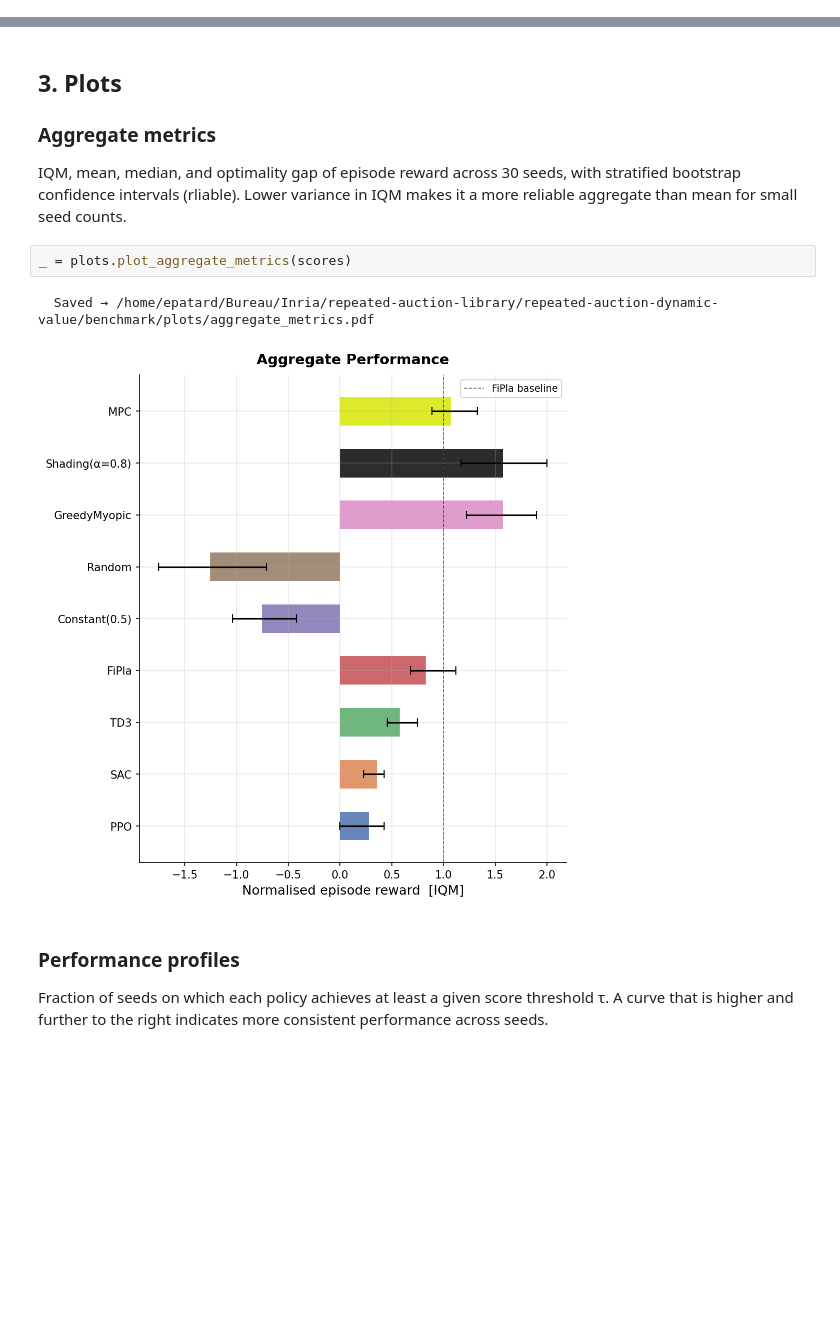
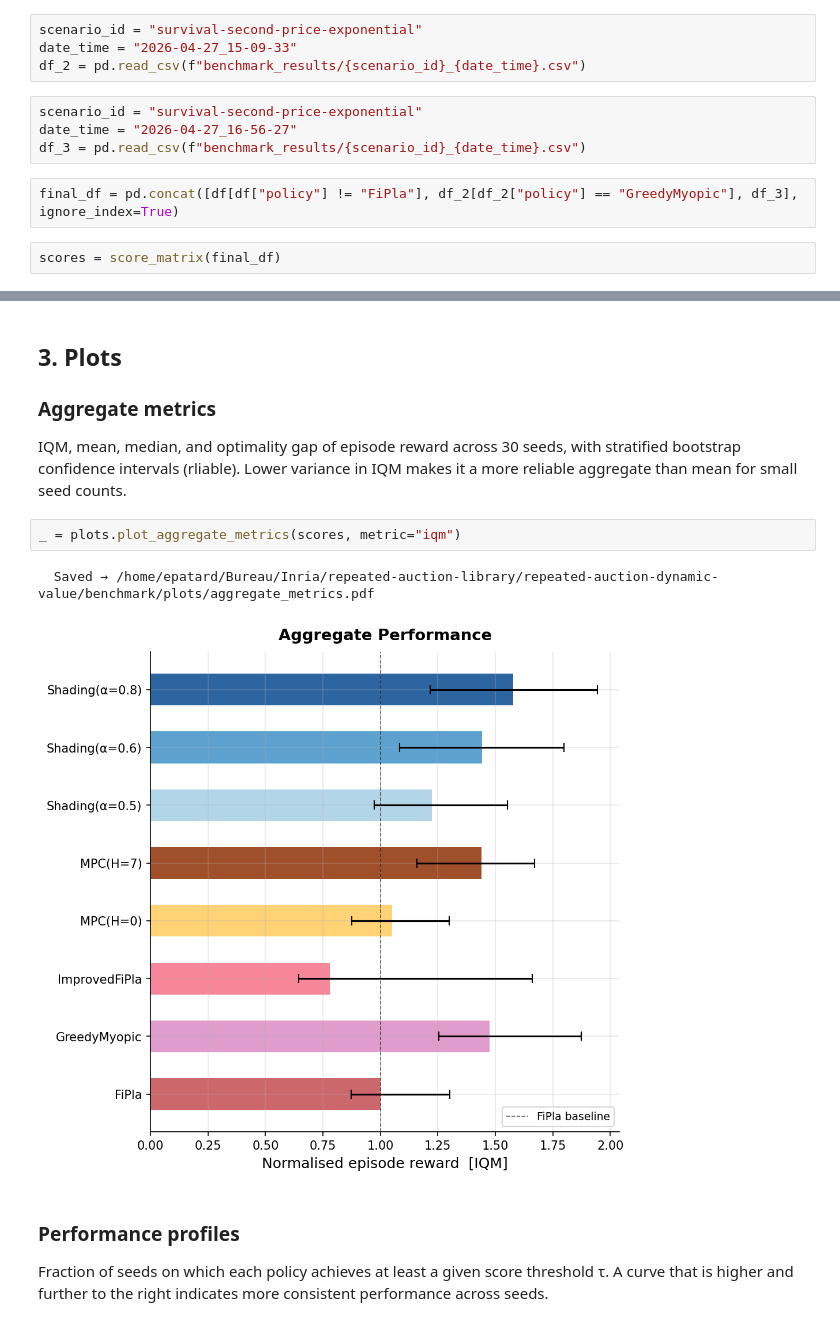
Before and after one commit to eugeniepatard/dynamauction, a Jupyter notebook: benchmark/benchmark_results.ipynb, the cells around one changed output, grey strips where cells are left out. Cells and saved outputs as stored; diff of their text form; blank space fills up the shorter version.

Commit message:
[Bench]: udated benchmark func.

```diff
--- a/benchmark/benchmark_results.ipynb
+++ b/benchmark/benchmark_results.ipynb
@@ -48,3 +34,15 @@ scores = score_matrix(df)
+# %%
+scenario_id = "survival-second-price-exponential"
+date_time = "2026-04-27_15-09-33"
+df_2 = pd.read_csv(f"benchmark_results/{scenario_id}_{date_time}.csv")
+# %%
+scenario_id = "survival-second-price-exponential"
+date_time = "2026-04-27_16-56-27"
+df_3 = pd.read_csv(f"benchmark_results/{scenario_id}_{date_time}.csv")
+# %%
+final_df = pd.concat([df[df["policy"] != "FiPla"], df_2[df_2["policy"] == "GreedyMyopic"], df_3], ignore_index=True)
+# %%
+scores = score_matrix(final_df)
 # %% [markdown]
 Mean number of auction opportunities per episode across all seeds. The horizon is exponentially distributed with rate η, giving a mean campaign length of 1/η auctions.
 # %%
@@ -62,10 +60,10 @@ Length: 9, dtype: str
 
 IQM, mean, median, and optimality gap of episode reward across 30 seeds, with stratified bootstrap confidence intervals (rliable). Lower variance in IQM makes it a more reliable aggregate than mean for small seed counts.
 # %%
-_ = plots.plot_aggregate_metrics(scores)
+_ = plots.plot_aggregate_metrics(scores, metric="iqm")
 # %% [output]
   Saved → /home/epatard/Bureau/Inria/repeated-auction-library/repeated-auction-dynamic-value/benchmark/plots/aggregate_metrics.pdf
-[figure, old version]
+[figure, new version]
 # %% [markdown]
 ### Performance profiles
 
```
Also changed, not shown: parts of 13 cells of this notebook, 19 other files.
